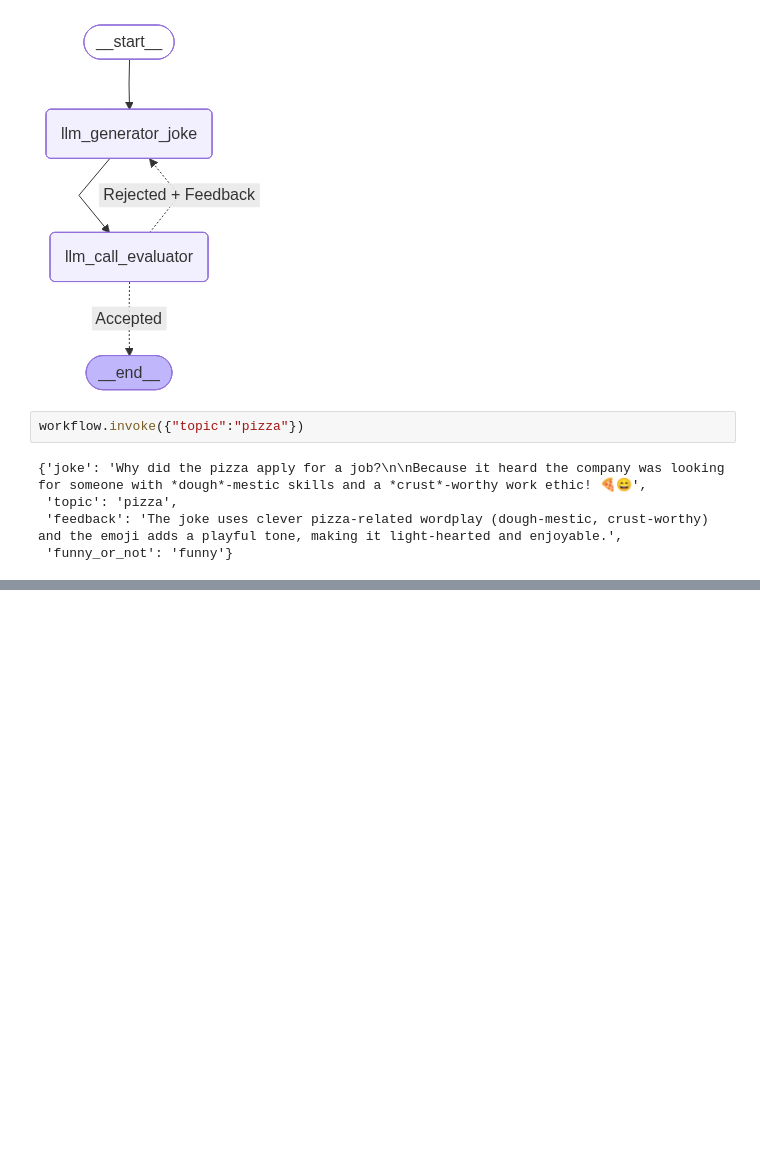
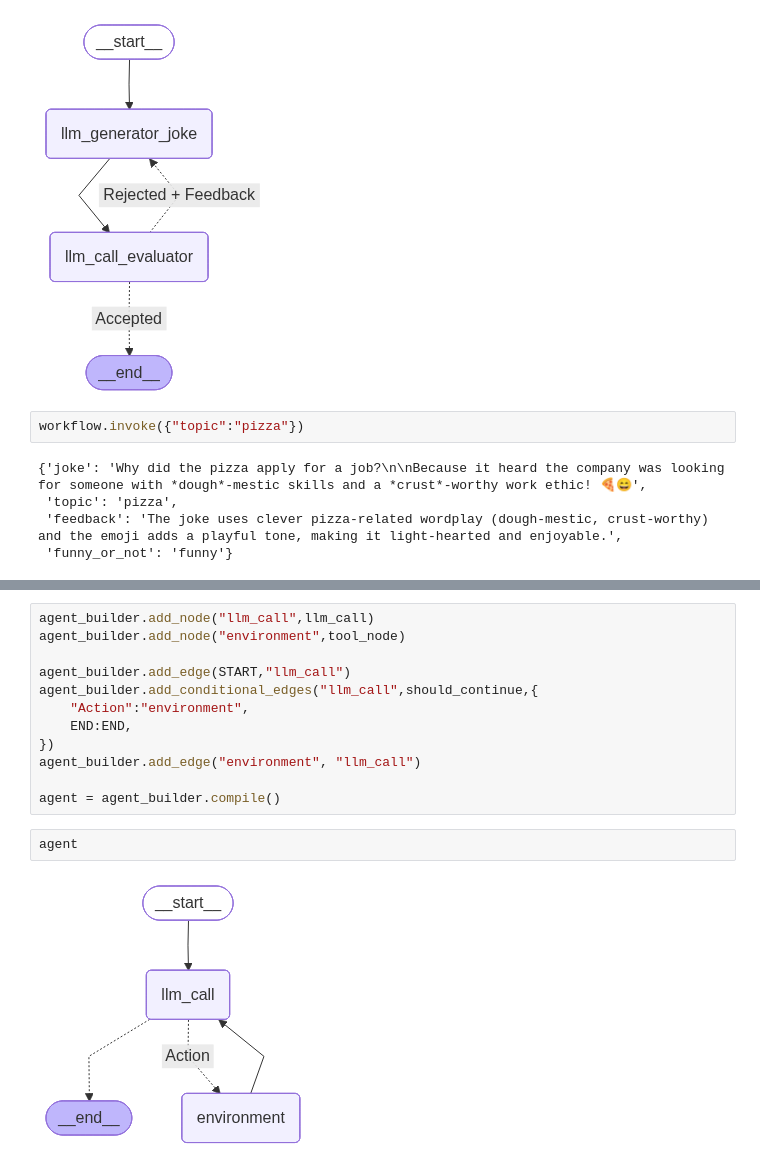
Before and after one commit to TahaDataAlchemy/LangGraph-Fundamentals, a Jupyter notebook: workflowVsAgentLanggraph.ipynb, the cells around one changed output, grey strips where cells are left out. Cells and saved outputs as stored; diff of their text form; blank space fills up the shorter version.

Commit message:
Implemented Agent Using Langraph

```diff
--- a/workflowVsAgentLanggraph.ipynb
+++ b/workflowVsAgentLanggraph.ipynb
@@ -399,0 +476,16 @@ workflow.invoke({"topic":"pizza"})
+# %%
+agent_builder.add_node("llm_call",llm_call)
+agent_builder.add_node("environment",tool_node)
+
+agent_builder.add_edge(START,"llm_call")
+agent_builder.add_conditional_edges("llm_call",should_continue,{
+    "Action":"environment",
+    END:END,
+})
+agent_builder.add_edge("environment", "llm_call")
+
+agent = agent_builder.compile()
+# %%
+agent
+# %% [output]
+[figure, added]
```
Also changed, not shown: parts of 4 cells of this notebook.
